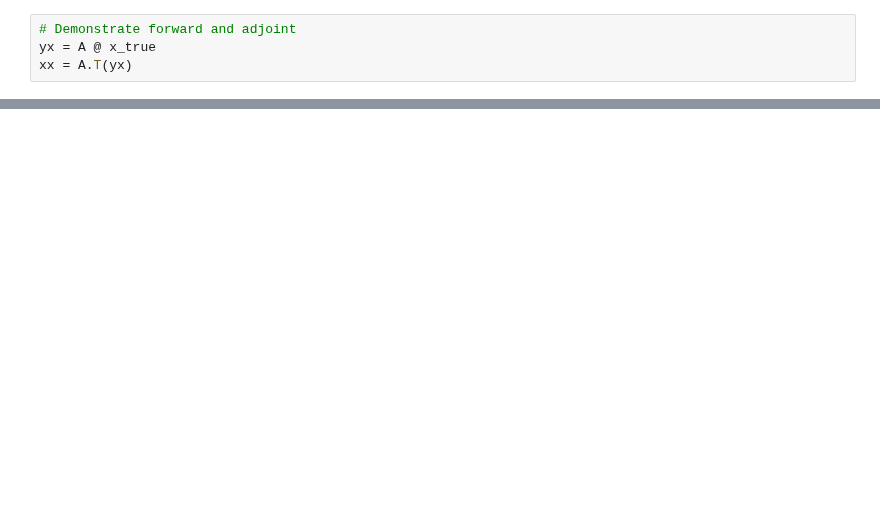
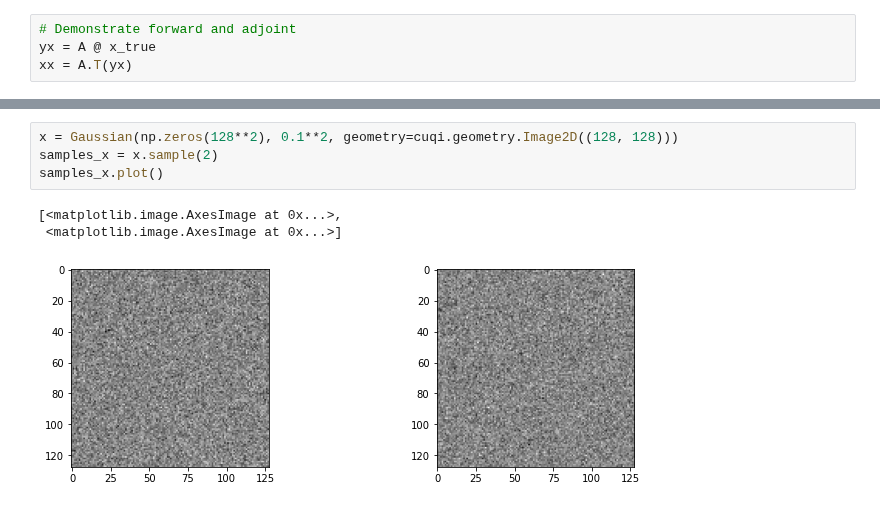
Before and after one commit to CUQI-DTU/Paper-CUQIpy-1-Core, a Jupyter notebook: deconvolution1D/paper1_deconv1D.ipynb, the cells around one changed output, grey strips where cells are left out. Cells and saved outputs as stored; diff of their text form; blank space fills up the shorter version.

```diff
--- a/deconvolution1D/paper1_deconv1D.ipynb
+++ b/deconvolution1D/paper1_deconv1D.ipynb
@@ -210,0 +68,8 @@ Elapsed time: 50.55415058135986
+# %%
+x = Gaussian(np.zeros(128**2), 0.1**2, geometry=cuqi.geometry.Image2D((128, 128)))
+samples_x = x.sample(2)
+samples_x.plot()
+# %% [output]
+[<matplotlib.image.AxesImage at 0x...>,
+ <matplotlib.image.AxesImage at 0x...>]
+[figure, added]
```
Also changed, not shown: parts of 22 cells of this notebook, 1 other file.
